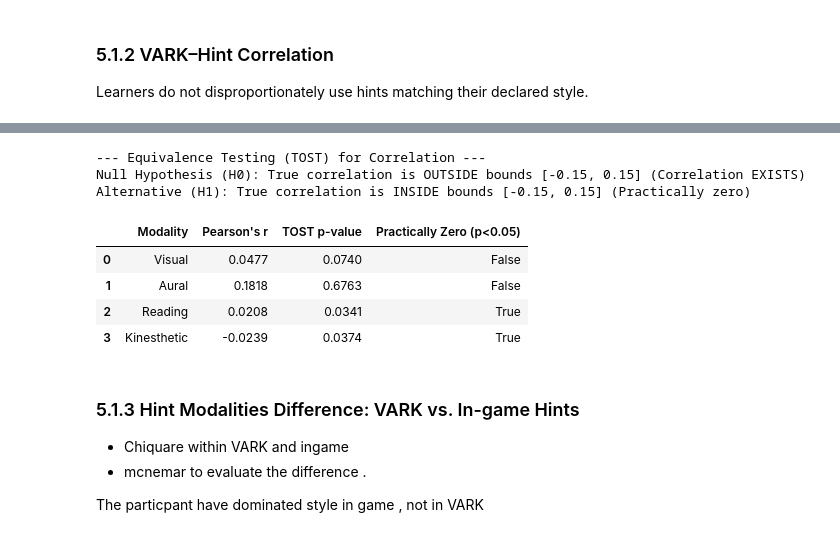
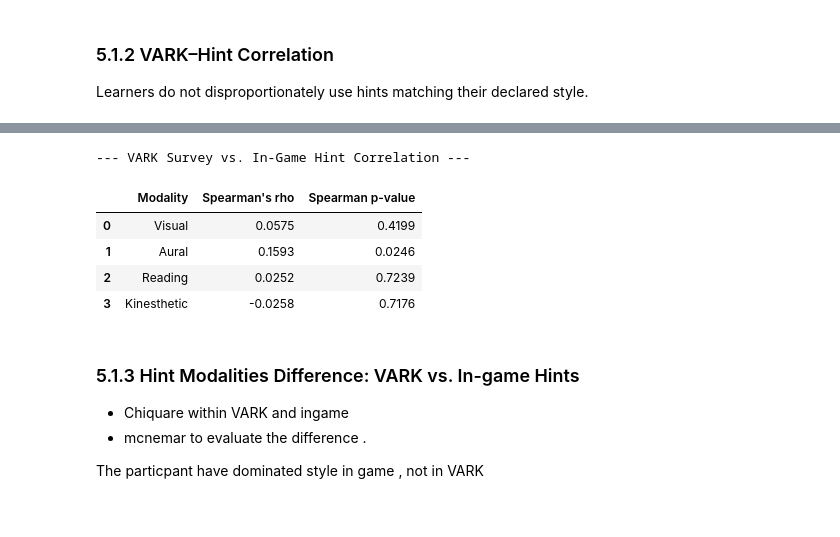
Before and after one commit to tiaL-ops/thesisLandy, a Jupyter notebook: notebook/EDA_Thesis_RQ1.ipynb, the cells around one changed output, grey strips where cells are left out. Drawn from its saved outputs; the diff is of its cells as text; code cells hidden in the pictures.

```diff
--- a/notebook/EDA_Thesis_RQ1.ipynb
+++ b/notebook/EDA_Thesis_RQ1.ipynb
@@ -139,13 +139,16 @@ Learners do not disproportionately use hints matching their declared style.
 # %%
 import numpy as np
 
-fig, axes = plt.subplots(1, 4, figsize=(14, 4))
+fig, axes = plt.subplots(1, 4, figsize=(14, 5))
 colors_style = {'Visual':'#4C72B0','Aural':'#E07B39','Reading':'#5A9E6F','Kinesthetic':'#7B66D2'}
 
 for ax, (vark_col, hint_col, label) in zip(axes, pairs):
     x = merged[vark_col]
     y = merged[hint_col]
-    r = x.corr(y)
+
+    # Calculate Spearman correlation
+    s_r = x.corr(y, method='spearman')
+
     ax.scatter(x, y, alpha=0.4, s=20, color=colors_style[label])
 
     z = np.polyfit(x, y, 1)
@@ -155,7 +158,9 @@ for ax, (vark_col, hint_col, label) in zip(axes, pairs):
 
     ax.set_xlabel(f'{label} VARK %')
     if label == 'Visual': ax.set_ylabel('Hint Time %')
-    ax.set_title(f'{label}\nr = {r:.3f}')
+
+    # Display Spearman metric in the title
+    ax.set_title(f'{label}\nSpearman ρ = {s_r:.3f}')
     ax.spines[['top','right']].set_visible(False)
 
 fig.suptitle(f'VARK % Score vs Hint Type % Time Spent (n={len(merged)} active hint users)', fontsize=12, y=1.05)
@@ -166,30 +171,31 @@ plt.show()
 # %%
 import pandas as pd
-from scipy.stats import pearsonr
+from scipy.stats import spearmanr
 
 corr_results = []
 for vark_col, hint_col, label in pairs:
     # Drop any NaNs just in case
     valid_data = merged[[vark_col, hint_col]].dropna()
-    r, p_value = pearsonr(valid_data[vark_col], valid_data[hint_col])
+
+    # Spearman (Rank / Monotonic)
+    s_r, s_p_value = spearmanr(valid_data[vark_col], valid_data[hint_col])
+
     corr_results.append({
         'Modality': label,
-        "Pearson's r": round(r, 4),
-        "p-value": round(p_value, 4)
+        "Spearman's rho": round(s_r, 4),
+        "Spearman p-value": round(s_p_value, 4)
     })
 
 corr_df = pd.DataFrame(corr_results)
 print("--- VARK Survey vs. In-Game Hint Correlation ---")
 display(corr_df)
 # %% [output]
---- Equivalence Testing (TOST) for Correlation ---
-Null Hypothesis (H0): True correlation is OUTSIDE bounds [-0.15, 0.15] (Correlation EXISTS)
-Alternative (H1): True correlation is INSIDE bounds [-0.15, 0.15] (Practically zero)
+--- VARK Survey vs. In-Game Hint Correlation ---
-|  | Modality | Pearson's r | TOST p-value | Practically Zero (p<0.05) |
-| 0 | Visual | 0.0477 | 0.0740 | False |
-| 1 | Aural | 0.1818 | 0.6763 | False |
-| 2 | Reading | 0.0208 | 0.0341 | True |
-| 3 | Kinesthetic | -0.0239 | 0.0374 | True |
+|  | Modality | Spearman's rho | Spearman p-value |
+| 0 | Visual | 0.0575 | 0.4199 |
+| 1 | Aural | 0.1593 | 0.0246 |
+| 2 | Reading | 0.0252 | 0.7239 |
+| 3 | Kinesthetic | -0.0258 | 0.7176 |
 # %% [markdown]
 ### 5.1.3 Hint Modalities Difference: VARK vs. In-game Hints
 
```
Also changed, not shown: parts of 4 cells of this notebook.
